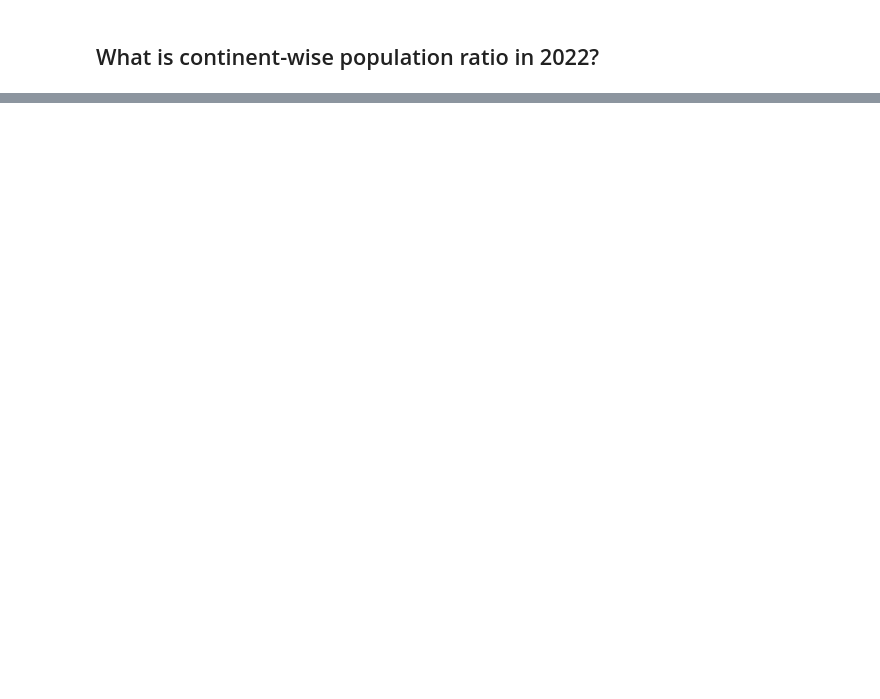
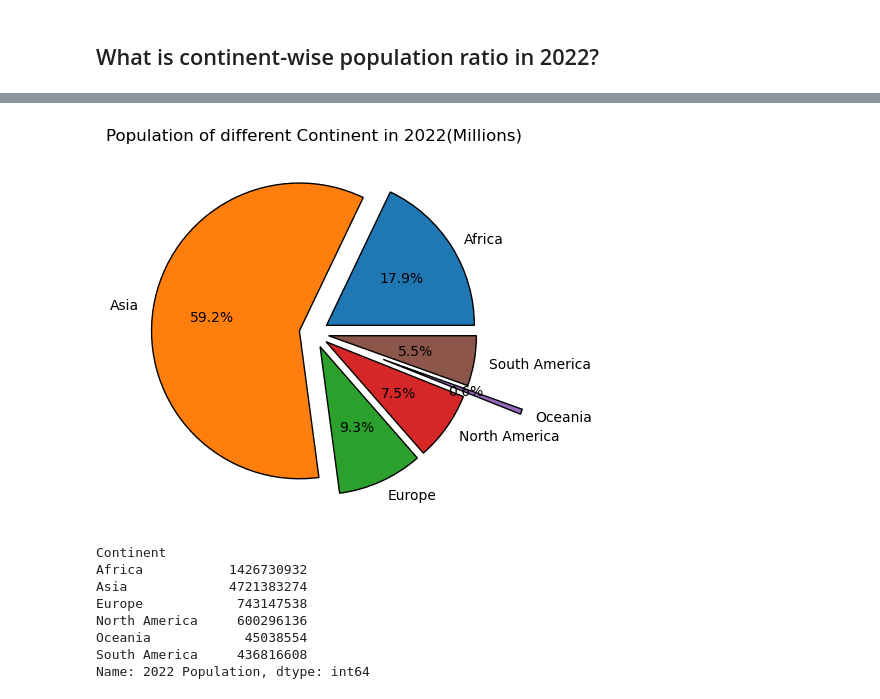
Before and after one commit to igooku/world_population_Visualisation, a Jupyter notebook: world_population_visualisation.ipynb, the cells around one changed output, grey strips where cells are left out. Cells and saved outputs as stored; diff of their text form; code cells hidden in the pictures; blank space fills up the shorter version.

```diff
--- a/world_population_visualisation.ipynb
+++ b/world_population_visualisation.ipynb
@@ -112,0 +109,19 @@ ValueError: x must be 1D
+# %%
+population_2022 = df_population.groupby('Continent')['2022 Population'].sum()
+pop_2022_percentage = population_2022.div(population_2022.sum()).mul(100)
+pop_2022_percentage
+
+plt.pie(pop_2022_percentage, labels = pop_2022_percentage.index, autopct='%1.1f%%', explode = (0.1, 0.1, 0.1, 0.1, 0.5, 0.1) ,wedgeprops = {"edgecolor": "black"})
+plt.title("Population of different Continent in 2022(Millions)")
+plt.show()
+population_2022
+# %% [output]
+[figure, added]
+Continent
+Africa           1426730932
+Asia             4721383274
+Europe            743147538
+North America     600296136
+Oceania            45038554
+South America     436816608
+Name: 2022 Population, dtype: int64
```
Also changed, not shown: parts of 11 cells of this notebook.
